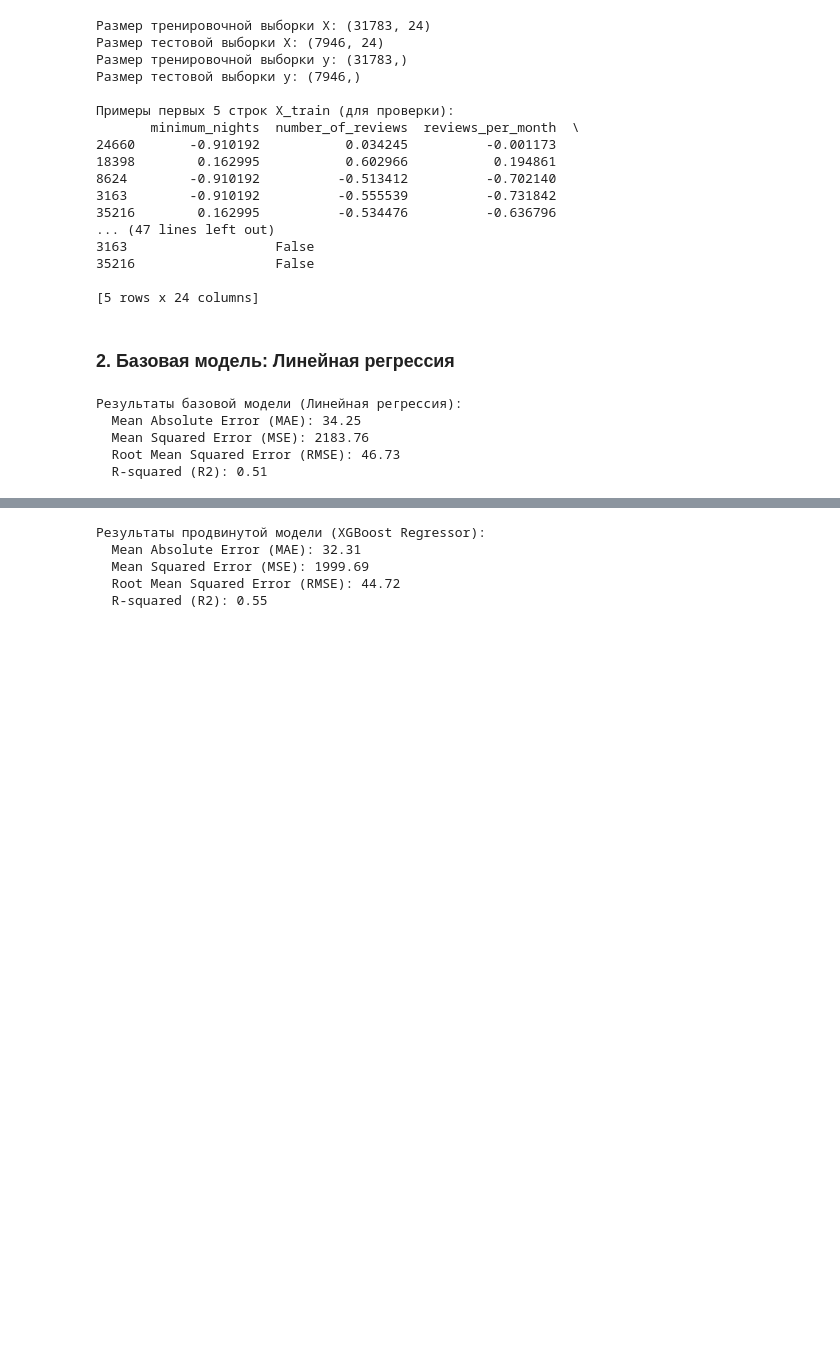
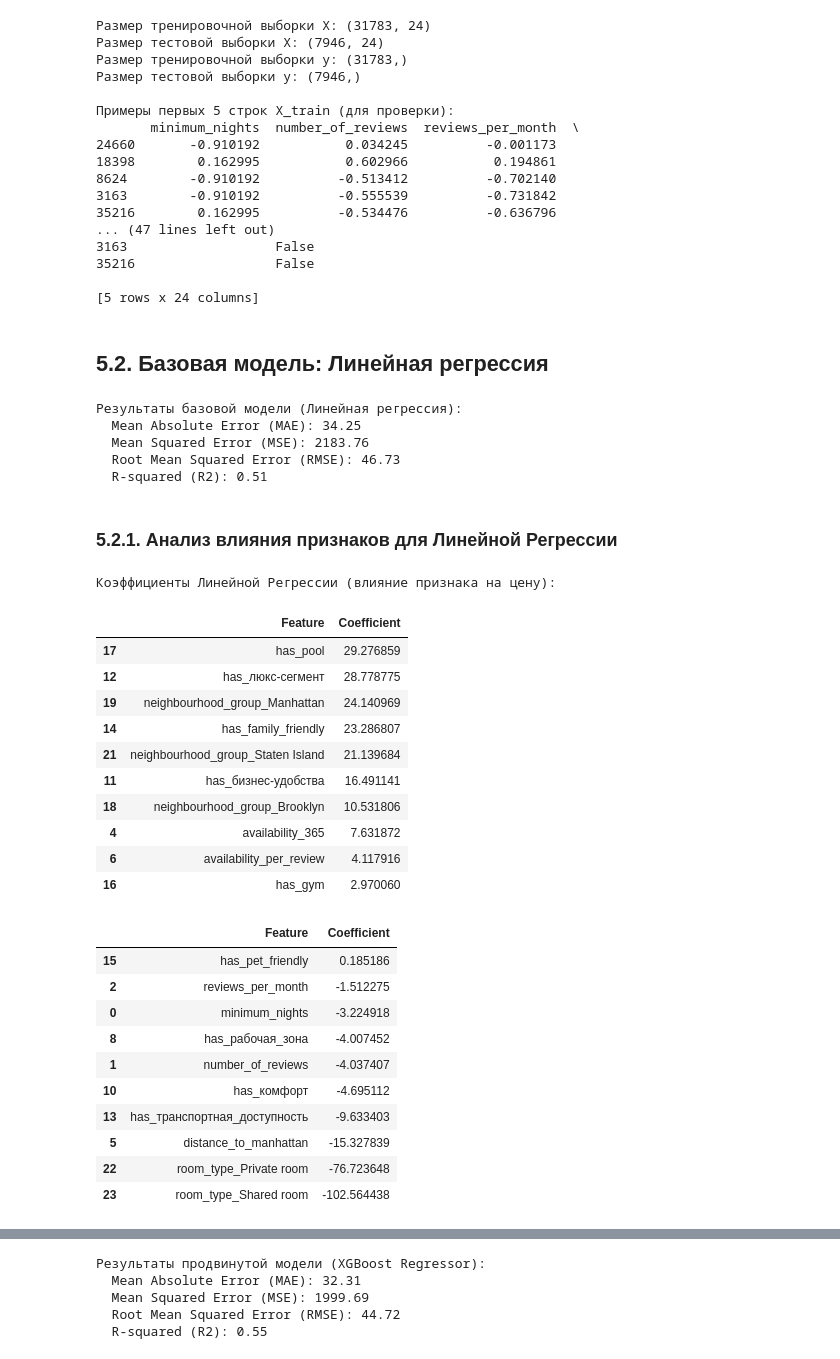
Before and after one commit to zeno2301/LLM, a Jupyter notebook: final_project.ipynb, the cells around one changed output, grey strips where cells are left out. Cells and saved outputs as stored; diff of their text form; code cells hidden in the pictures; blank space fills up the shorter version.

```diff
--- a/final_project.ipynb
+++ b/final_project.ipynb
@@ -565,7 +530,7 @@ print(X_train.head())
 
 [5 rows x 24 columns]
 # %% [markdown]
-### 2. Базовая модель: Линейная регрессия
+## 5.2. Базовая модель: Линейная регрессия
 # %%
 from sklearn.linear_model import LinearRegression
 from sklearn.metrics import mean_absolute_error, mean_squared_error, r2_score
@@ -595,4 +560,38 @@ print(f"  R-squared (R2): {r2_linear:.2f}")
   Mean Squared Error (MSE): 2183.76
   Root Mean Squared Error (RMSE): 46.73
   R-squared (R2): 0.51
+# %% [markdown]
+### 5.2.1. Анализ влияния признаков для Линейной Регрессии
+# %%
+# Получение коэффициентов для линейной регрессии
+feature_coefficients = pd.DataFrame({'Feature': X_train.columns, 'Coefficient': linear_model.coef_})
+feature_coefficients = feature_coefficients.sort_values(by='Coefficient', ascending=False)
+
+print("Коэффициенты Линейной Регрессии (влияние признака на цену):")
+display(feature_coefficients.head(10))
+display(feature_coefficients.tail(10))
+# %% [output]
+Коэффициенты Линейной Регрессии (влияние признака на цену):
+|  | Feature | Coefficient |
+| 17 | has_pool | 29.276859 |
+| 12 | has_люкс-сегмент | 28.778775 |
+| 19 | neighbourhood_group_Manhattan | 24.140969 |
+| 14 | has_family_friendly | 23.286807 |
+| 21 | neighbourhood_group_Staten Island | 21.139684 |
+| 11 | has_бизнес-удобства | 16.491141 |
+| 18 | neighbourhood_group_Brooklyn | 10.531806 |
+| 4 | availability_365 | 7.631872 |
+| 6 | availability_per_review | 4.117916 |
+| 16 | has_gym | 2.970060 |
+|  | Feature | Coefficient |
+| 15 | has_pet_friendly | 0.185186 |
+| 2 | reviews_per_month | -1.512275 |
+| 0 | minimum_nights | -3.224918 |
+| 8 | has_рабочая_зона | -4.007452 |
+| 1 | number_of_reviews | -4.037407 |
+| 10 | has_комфорт | -4.695112 |
+| 13 | has_транспортная_доступность | -9.633403 |
+| 5 | distance_to_manhattan | -15.327839 |
+| 22 | room_type_Private room | -76.723648 |
+| 23 | room_type_Shared room | -102.564438 |
 # %% [markdown]
```
Also changed, not shown: parts of 42 cells of this notebook.
